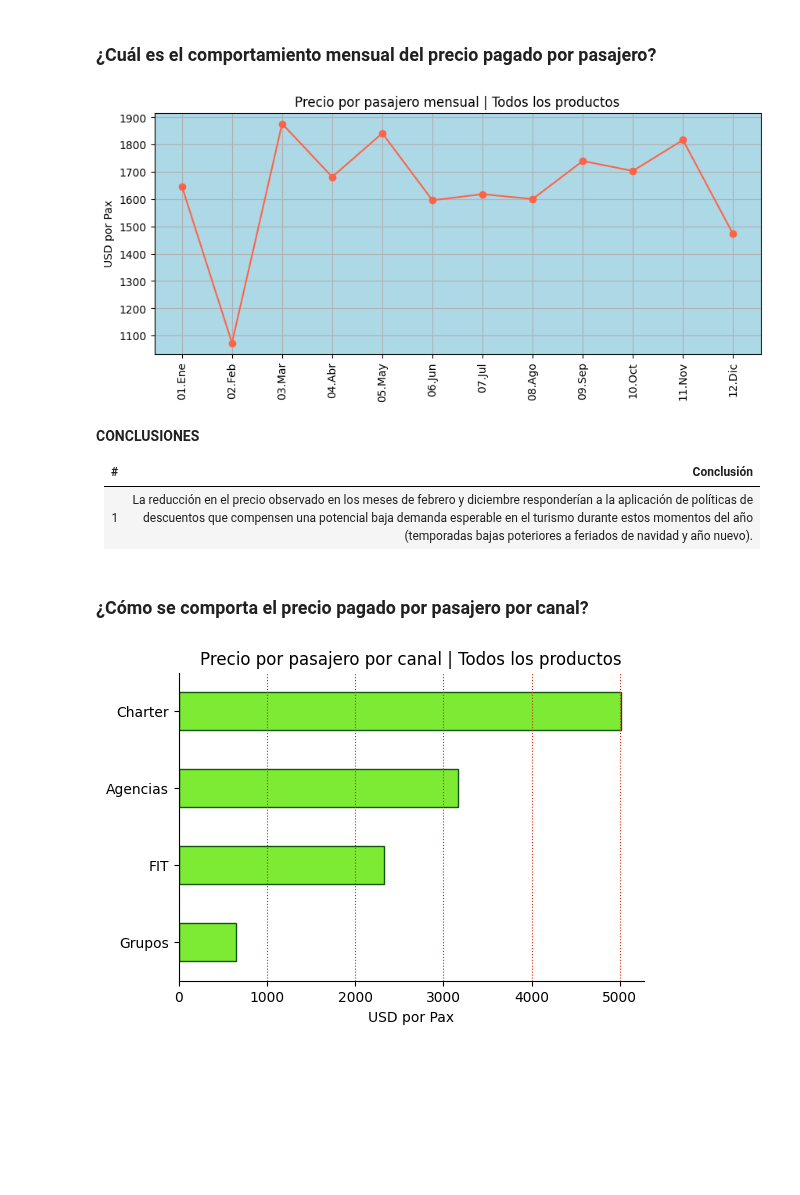
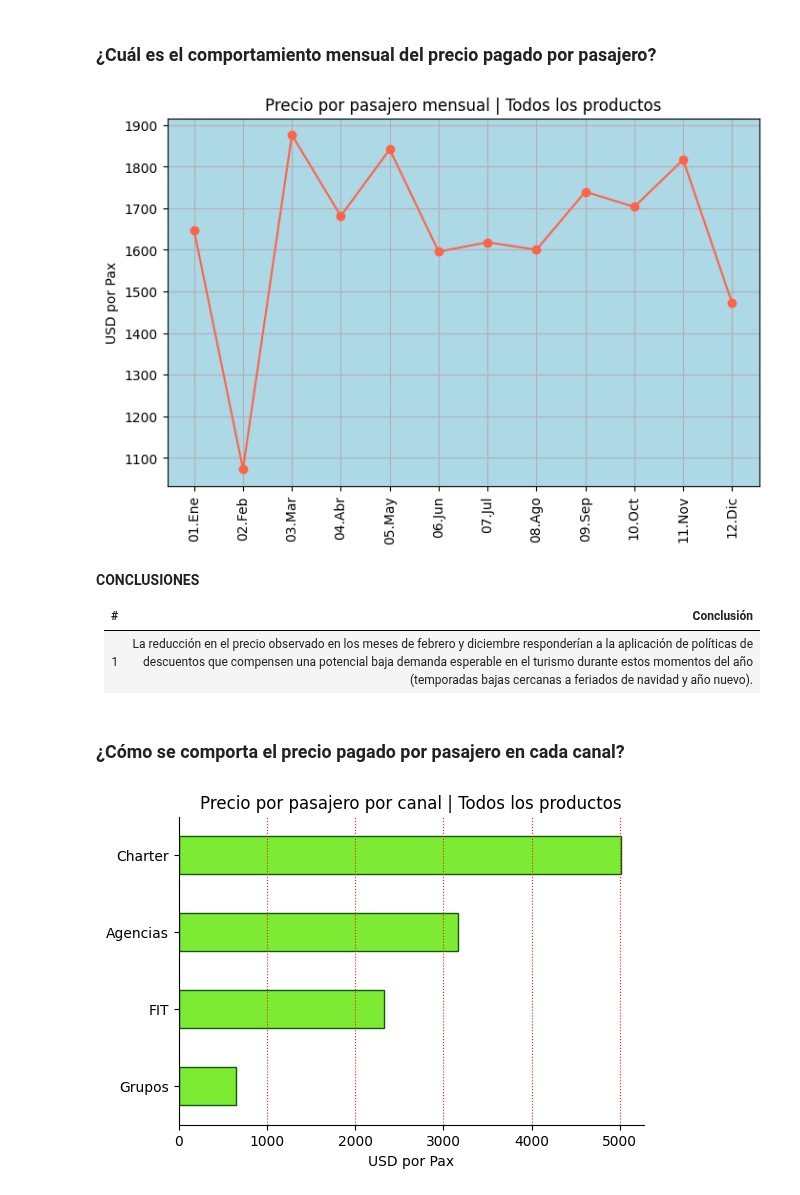
Before and after one commit to jsaraujo5081/material_curso_data_science, a Jupyter notebook: notebooks/S04_Manipulacion_Datos_II_Sesiones.ipynb, the cells around one changed output. Saved outputs shown, nothing was run; the diff lists cells and outputs as text; code cells hidden in the pictures; blank space fills up the shorter version.

```diff
--- a/notebooks/S04_Manipulacion_Datos_II_Sesiones.ipynb
+++ b/notebooks/S04_Manipulacion_Datos_II_Sesiones.ipynb
@@ -38,6 +42,6 @@ MT ha compartido contigo información de sus ventas en el año 2023 para los can
 # %%
 df_ventas = pd.read_table(
-    "ventas2023.txt",
+    "https://raw.githubusercontent.com/jsaraujo5081/material_curso_data_science/refs/heads/main/datasets/ventas2023.txt",
     sep = "\t",
     index_col = 0 # La primera columna (posicion 0) en el archivo original es un indice de filas
 )
@@ -688,32 +736,32 @@ Con la nueva información disponible, continúa respondiendo preguntas de negoci
 # %%
 precio_mes = df_consolidado.groupby(["mes"])[["venta_total","pax"]].sum()
 precio_mes["precio"] = precio_mes["venta_total"] / precio_mes["pax"]
 
 graf = precio_mes.plot(
     y = "precio",
     legend = False,
     marker = "o",
     title = "Precio por pasajero mensual | Todos los productos",
     ylabel = 'USD por Pax',
     xlabel = "",
-    figsize = [10,4],
+    figsize = [8,5],
     xticks = range(0,12),
     rot = 90,
     color = "tomato",
     grid = True
 )
 graf.set_facecolor("lightblue")
 plt.show()
 # %% [output]
-[figure, old version]
+[figure, new version]
 # %% [markdown]
 **CONCLUSIONES**
 
 | # | Conclusión |
 | ---- | ---- |
-| 1 | La reducción en el precio observado en los meses de febrero y diciembre responderían a la aplicación de políticas de descuentos que compensen una potencial baja demanda esperable en el turismo durante estos momentos del año (temporadas bajas poteriores a feriados de navidad y año nuevo). |
+| 1 | La reducción en el precio observado en los meses de febrero y diciembre responderían a la aplicación de políticas de descuentos que compensen una potencial baja demanda esperable en el turismo durante estos momentos del año (temporadas bajas cercanas a feriados de navidad y año nuevo). |
 # %% [markdown]
-### ¿Cómo se comporta el precio pagado por pasajero por canal?
+### ¿Cómo se comporta el precio pagado por pasajero en cada canal?
 # %%
 precio_canal = df_consolidado.groupby(["canal"])[["venta_total","pax"]].sum()
 precio_canal["precio"] = precio_canal["venta_total"] / precio_canal["pax"]
```
Also changed, not shown: parts of 49 cells of this notebook, 4 other files.
